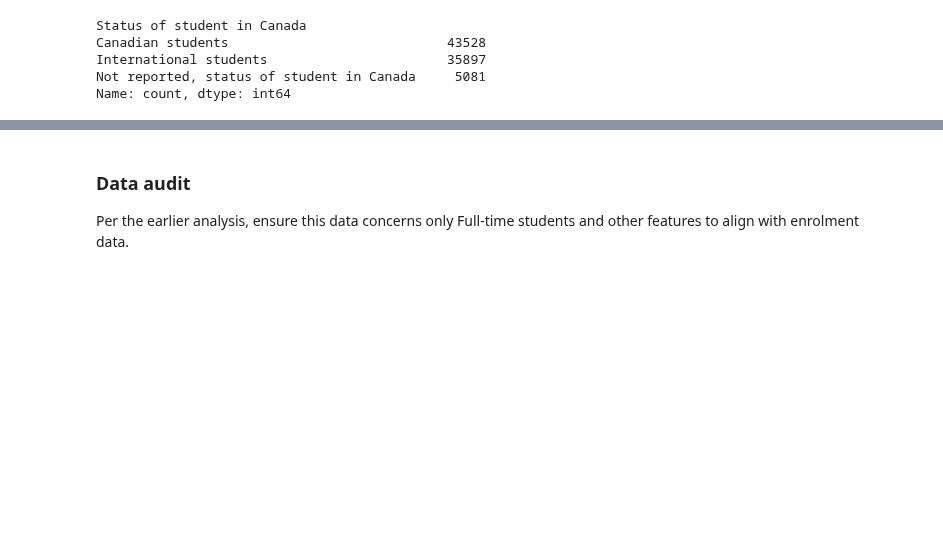
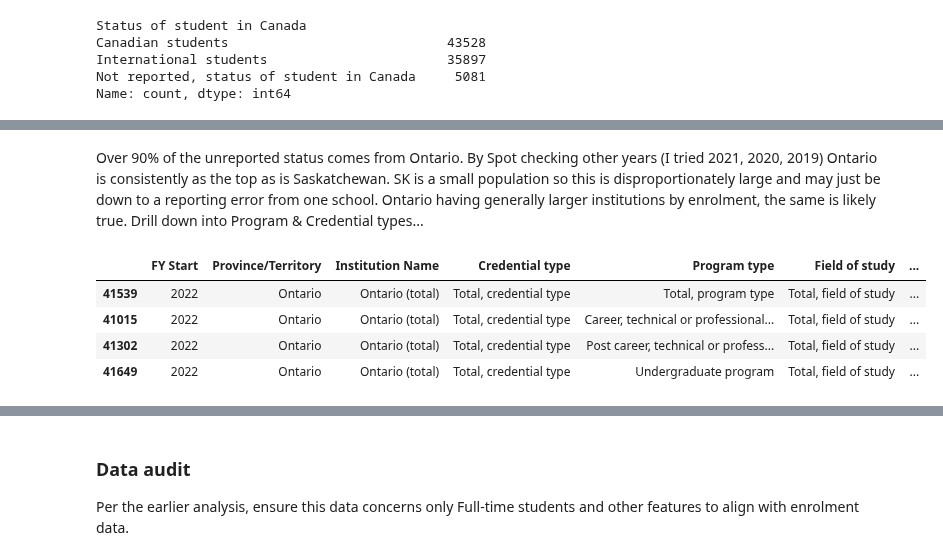
Before and after one commit to tjjdoherty/canadian-psi-project, a Jupyter notebook: program_cred_analysis.ipynb, the cells around one changed output, grey strips where cells are left out. Cells and saved outputs as stored; diff of their text form; code cells hidden in the pictures; blank space fills up the shorter version.

```diff
--- a/program_cred_analysis.ipynb
+++ b/program_cred_analysis.ipynb
@@ -452,0 +504,18 @@ Name: count, dtype: int64
+# %% [markdown]
+Over 90% of the unreported status comes from Ontario. By Spot checking other years (I tried 2021, 2020, 2019) Ontario is consistently as the top as is Saskatchewan. SK is a small population so this is disproportionately large and may just be down to a reporting error from one school. Ontario having generally larger institutions by enrolment, the same is likely true.
+Drill down into Program & Credential types...
+# %%
+cleaned_progs[(cleaned_progs['Province/Territory'] == 'Ontario') &
+              (cleaned_progs['FY Start'] == 2022) &
+              (cleaned_progs['CA Status Unreported Enrolment'] > 0) &
+              (cleaned_progs['Credential type'] == 'Total, credential type') &
+              (cleaned_progs['Field of study'] == 'Total, field of study')
+            ][
+                ['FY Start', 'Province/Territory', 'Institution Name', 'Credential type', 'Program type', 'Field of study', 'CA Status Unreported Enrolment']
+                ].sort_values(by='CA Status Unreported Enrolment', ascending=False)
+# %% [output]
+|  | FY Start | Province/Territory | Institution Name | Credential type | Program type | Field of study | ... |
+| 41539 | 2022 | Ontario | Ontario (total) | Total, credential type | Total, program type | Total, field of study | ... |
+| 41015 | 2022 | Ontario | Ontario (total) | Total, credential type | Career, technical or professional... | Total, field of study | ... |
+| 41302 | 2022 | Ontario | Ontario (total) | Total, credential type | Post career, technical or profess... | Total, field of study | ... |
+| 41649 | 2022 | Ontario | Ontario (total) | Total, credential type | Undergraduate program | Total, field of study | ... |
```
Also changed, not shown: parts of 22 cells of this notebook.
